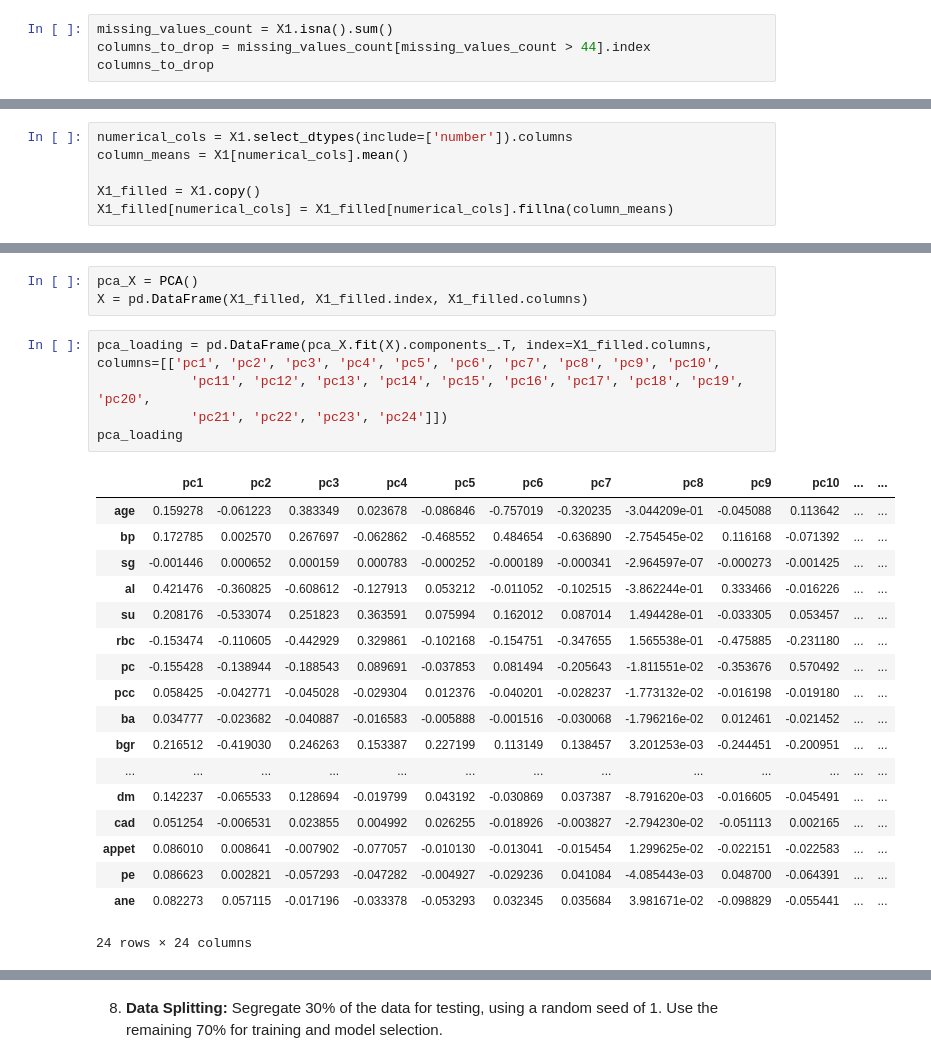
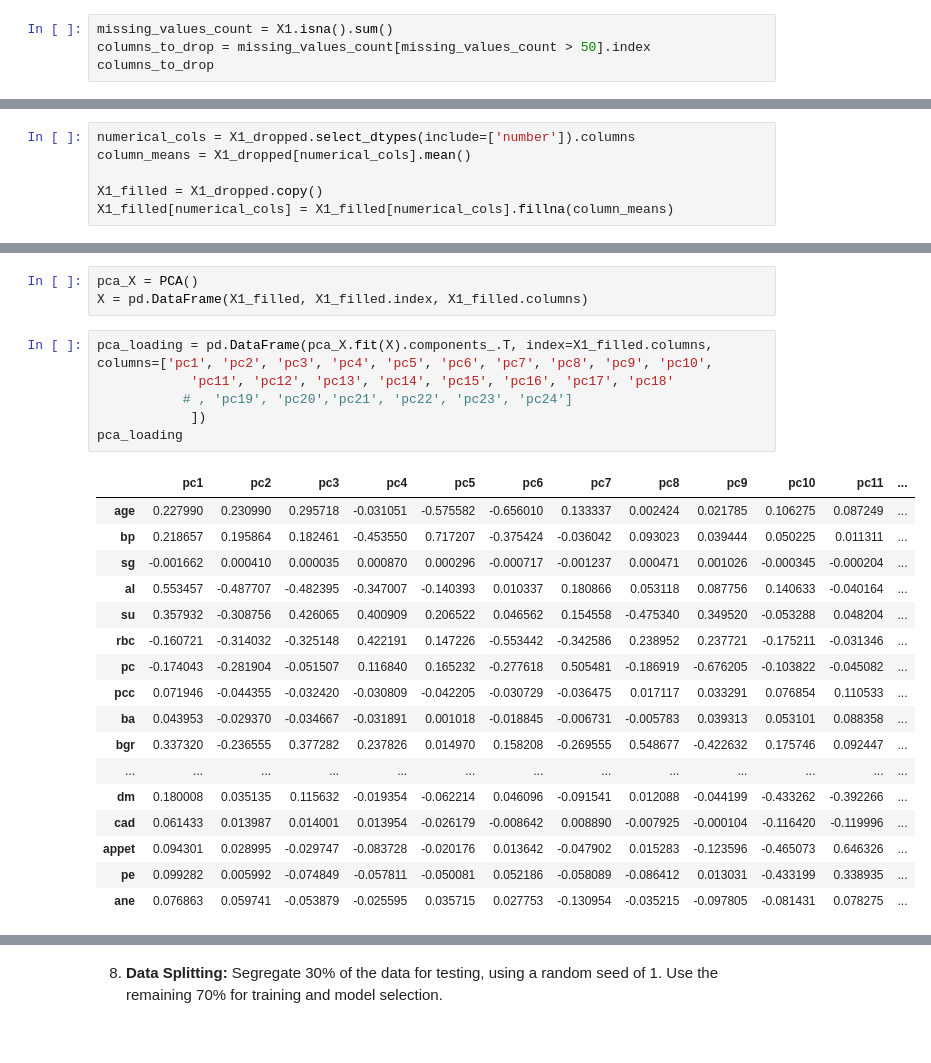
Before and after one commit to dail9/3da-assignment6, a Jupyter notebook: assignment6.ipynb, the cells around one changed output, grey strips where cells are left out. Saved outputs shown, nothing was run; the diff lists cells and outputs as text.

```diff
--- a/assignment6.ipynb
+++ b/assignment6.ipynb
@@ -655,6 +669,6 @@ X1_drop
 dropped the columns if the missing value of this variable is greater than 44.
 # %%
 missing_values_count = X1.isna().sum()
-columns_to_drop = missing_values_count[missing_values_count > 44].index
+columns_to_drop = missing_values_count[missing_values_count > 50].index
 columns_to_drop
 # %% [output]
@@ -679,8 +693,8 @@ X1_dropped
 # %%
-numerical_cols = X1.select_dtypes(include=['number']).columns
-column_means = X1[numerical_cols].mean()
+numerical_cols = X1_dropped.select_dtypes(include=['number']).columns
+column_means = X1_dropped[numerical_cols].mean()
 
-X1_filled = X1.copy()
+X1_filled = X1_dropped.copy()
 X1_filled[numerical_cols] = X1_filled[numerical_cols].fillna(column_means)
 # %% [markdown]
 Replacing the missing value by the mean of the variables for numerical variables.
@@ -889,28 +905,28 @@ array([0, 0, 0, 0, 0, 0, 0, 0, 0, 0, 0, 0, 0, 0, 0, 0, 0, 0, 0, 0, 0, 0,
 pca_X = PCA()
 X = pd.DataFrame(X1_filled, X1_filled.index, X1_filled.columns)
 # %%
-pca_loading = pd.DataFrame(pca_X.fit(X).components_.T, index=X1_filled.columns, columns=[['pc1', 'pc2', 'pc3', 'pc4', 'pc5', 'pc6', 'pc7', 'pc8', 'pc9', 'pc10',
-            'pc11', 'pc12', 'pc13', 'pc14', 'pc15', 'pc16', 'pc17', 'pc18', 'pc19', 'pc20',
-            'pc21', 'pc22', 'pc23', 'pc24']])
+pca_loading = pd.DataFrame(pca_X.fit(X).components_.T, index=X1_filled.columns, columns=['pc1', 'pc2', 'pc3', 'pc4', 'pc5', 'pc6', 'pc7', 'pc8', 'pc9', 'pc10',
+            'pc11', 'pc12', 'pc13', 'pc14', 'pc15', 'pc16', 'pc17', 'pc18'
+           # , 'pc19', 'pc20','pc21', 'pc22', 'pc23', 'pc24']
+            ])
 pca_loading
 # %% [output]
-|  | pc1 | pc2 | pc3 | pc4 | pc5 | pc6 | pc7 | pc8 | pc9 | pc10 | ... | ... |
-| age | 0.159278 | -0.061223 | 0.383349 | 0.023678 | -0.086846 | -0.757019 | -0.320235 | -3.044209e-01 | -0.045088 | 0.113642 | ... | ... |
-| bp | 0.172785 | 0.002570 | 0.267697 | -0.062862 | -0.468552 | 0.484654 | -0.636890 | -2.754545e-02 | 0.116168 | -0.071392 | ... | ... |
-| sg | -0.001446 | 0.000652 | 0.000159 | 0.000783 | -0.000252 | -0.000189 | -0.000341 | -2.964597e-07 | -0.000273 | -0.001425 | ... | ... |
-| al | 0.421476 | -0.360825 | -0.608612 | -0.127913 | 0.053212 | -0.011052 | -0.102515 | -3.862244e-01 | 0.333466 | -0.016226 | ... | ... |
-| su | 0.208176 | -0.533074 | 0.251823 | 0.363591 | 0.075994 | 0.162012 | 0.087014 | 1.494428e-01 | -0.033305 | 0.053457 | ... | ... |
-| rbc | -0.153474 | -0.110605 | -0.442929 | 0.329861 | -0.102168 | -0.154751 | -0.347655 | 1.565538e-01 | -0.475885 | -0.231180 | ... | ... |
-| pc | -0.155428 | -0.138944 | -0.188543 | 0.089691 | -0.037853 | 0.081494 | -0.205643 | -1.811551e-02 | -0.353676 | 0.570492 | ... | ... |
-| pcc | 0.058425 | -0.042771 | -0.045028 | -0.029304 | 0.012376 | -0.040201 | -0.028237 | -1.773132e-02 | -0.016198 | -0.019180 | ... | ... |
-| ba | 0.034777 | -0.023682 | -0.040887 | -0.016583 | -0.005888 | -0.001516 | -0.030068 | -1.796216e-02 | 0.012461 | -0.021452 | ... | ... |
-| bgr | 0.216512 | -0.419030 | 0.246263 | 0.153387 | 0.227199 | 0.113149 | 0.138457 | 3.201253e-03 | -0.244451 | -0.200951 | ... | ... |
+|  | pc1 | pc2 | pc3 | pc4 | pc5 | pc6 | pc7 | pc8 | pc9 | pc10 | pc11 | ... |
+| age | 0.227990 | 0.230990 | 0.295718 | -0.031051 | -0.575582 | -0.656010 | 0.133337 | 0.002424 | 0.021785 | 0.106275 | 0.087249 | ... |
+| bp | 0.218657 | 0.195864 | 0.182461 | -0.453550 | 0.717207 | -0.375424 | -0.036042 | 0.093023 | 0.039444 | 0.050225 | 0.011311 | ... |
+| sg | -0.001662 | 0.000410 | 0.000035 | 0.000870 | 0.000296 | -0.000717 | -0.001237 | 0.000471 | 0.001026 | -0.000345 | -0.000204 | ... |
+| al | 0.553457 | -0.487707 | -0.482395 | -0.347007 | -0.140393 | 0.010337 | 0.180866 | 0.053118 | 0.087756 | 0.140633 | -0.040164 | ... |
+| su | 0.357932 | -0.308756 | 0.426065 | 0.400909 | 0.206522 | 0.046562 | 0.154558 | -0.475340 | 0.349520 | -0.053288 | 0.048204 | ... |
+| rbc | -0.160721 | -0.314032 | -0.325148 | 0.422191 | 0.147226 | -0.553442 | -0.342586 | 0.238952 | 0.237721 | -0.175211 | -0.031346 | ... |
+| pc | -0.174043 | -0.281904 | -0.051507 | 0.116840 | 0.165232 | -0.277618 | 0.505481 | -0.186919 | -0.676205 | -0.103822 | -0.045082 | ... |
+| pcc | 0.071946 | -0.044355 | -0.032420 | -0.030809 | -0.042205 | -0.030729 | -0.036475 | 0.017117 | 0.033291 | 0.076854 | 0.110533 | ... |
+| ba | 0.043953 | -0.029370 | -0.034667 | -0.031891 | 0.001018 | -0.018845 | -0.006731 | -0.005783 | 0.039313 | 0.053101 | 0.088358 | ... |
+| bgr | 0.337320 | -0.236555 | 0.377282 | 0.237826 | 0.014970 | 0.158208 | -0.269555 | 0.548677 | -0.422632 | 0.175746 | 0.092447 | ... |
 | ... | ... | ... | ... | ... | ... | ... | ... | ... | ... | ... | ... | ... |
-| dm | 0.142237 | -0.065533 | 0.128694 | -0.019799 | 0.043192 | -0.030869 | 0.037387 | -8.791620e-03 | -0.016605 | -0.045491 | ... | ... |
-| cad | 0.051254 | -0.006531 | 0.023855 | 0.004992 | 0.026255 | -0.018926 | -0.003827 | -2.794230e-02 | -0.051113 | 0.002165 | ... | ... |
-| appet | 0.086010 | 0.008641 | -0.007902 | -0.077057 | -0.010130 | -0.013041 | -0.015454 | 1.299625e-02 | -0.022151 | -0.022583 | ... | ... |
-| pe | 0.086623 | 0.002821 | -0.057293 | -0.047282 | -0.004927 | -0.029236 | 0.041084 | -4.085443e-03 | 0.048700 | -0.064391 | ... | ... |
-| ane | 0.082273 | 0.057115 | -0.017196 | -0.033378 | -0.053293 | 0.032345 | 0.035684 | 3.981671e-02 | -0.098829 | -0.055441 | ... | ... |
+| dm | 0.180008 | 0.035135 | 0.115632 | -0.019354 | -0.062214 | 0.046096 | -0.091541 | 0.012088 | -0.044199 | -0.433262 | -0.392266 | ... |
+| cad | 0.061433 | 0.013987 | 0.014001 | 0.013954 | -0.026179 | -0.008642 | 0.008890 | -0.007925 | -0.000104 | -0.116420 | -0.119996 | ... |
+| appet | 0.094301 | 0.028995 | -0.029747 | -0.083728 | -0.020176 | 0.013642 | -0.047902 | 0.015283 | -0.123596 | -0.465073 | 0.646326 | ... |
+| pe | 0.099282 | 0.005992 | -0.074849 | -0.057811 | -0.050081 | 0.052186 | -0.058089 | -0.086412 | 0.013031 | -0.433199 | 0.338935 | ... |
+| ane | 0.076863 | 0.059741 | -0.053879 | -0.025595 | 0.035715 | 0.027753 | -0.130954 | -0.035215 | -0.097805 | -0.081431 | 0.078275 | ... |
-24 rows × 24 columns
 # %%
 pc_scores = pd.DataFrame(pca_X.fit_transform(X), columns=['pc1', 'pc2', 'pc3', 'pc4', 'pc5', 'pc6', 'pc7', 'pc8', 'pc9', 'pc10',
```
Also changed, not shown: parts of 61 cells of this notebook.
